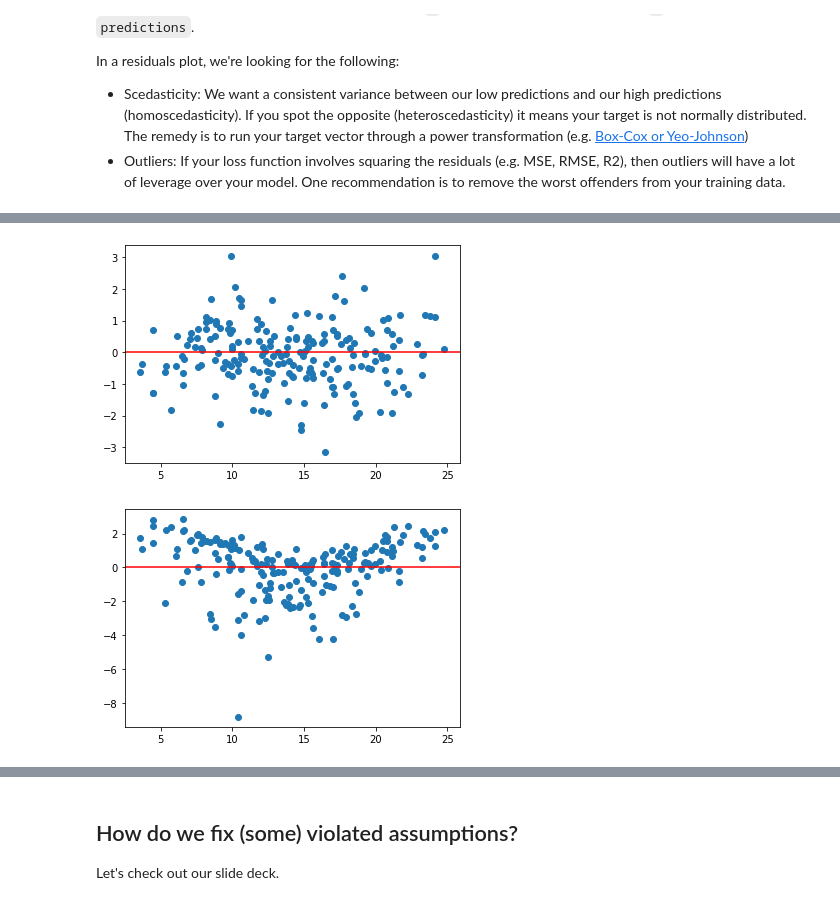
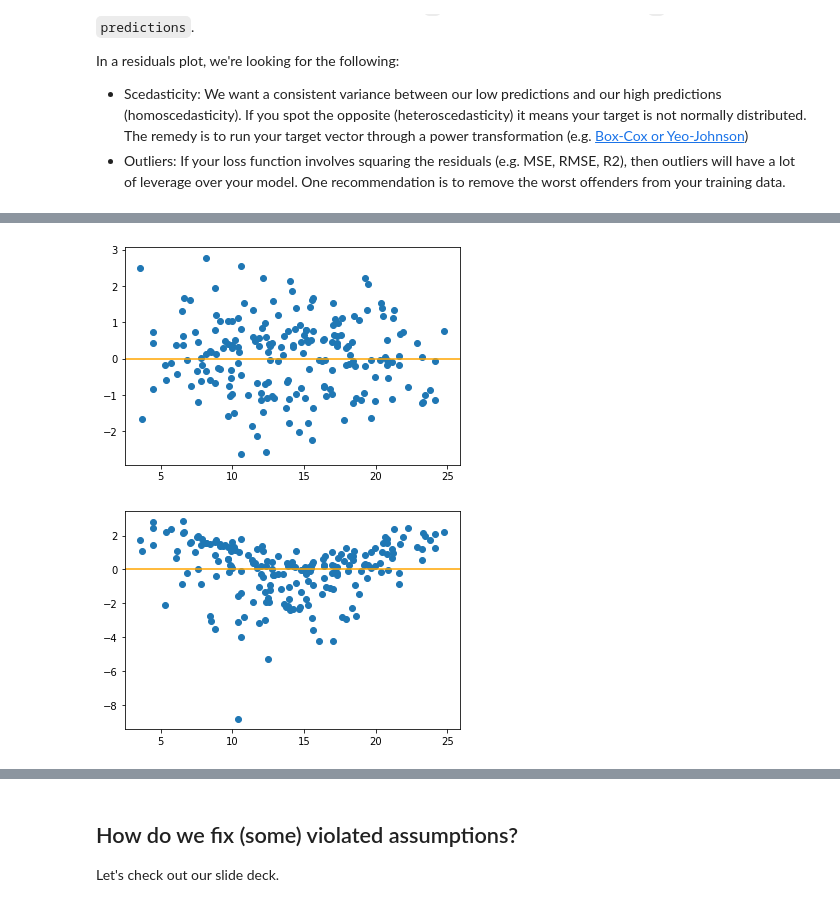
Before and after one commit to ga-curriculum/lesson-regression-metrics, a Jupyter notebook: solution-code/solution-code.ipynb, the cells around one changed output, grey strips where cells are left out. Drawn from its saved outputs; the diff is of its cells as text; code cells hidden in the pictures.

```diff
--- a/solution-code/solution-code.ipynb
+++ b/solution-code/solution-code.ipynb
@@ -25,8 +26,9 @@ Today's dataset (`Advertising.csv`) is from the [ISLR](http://www-bcf.usc.edu/~g
 
 Drop `"Unnamed: 0"` once you've loaded the CSV into a DataFrame.
 # %%
-df = pd.read_csv('../datasets/Advertising.csv')
-df.head()
+# bring in advertising data
+ads = pd.read_csv('../datasets/Advertising.csv')
+ads.head()
 # %% [output]
 |  | Unnamed: 0 | TV | radio | newspaper | sales |
 | 0 | 1 | 230.1 | 37.8 | 69.2 | 22.1 |
@@ -39,3 +39,8 @@ df.drop(columns='Unnamed: 0', inplace=True)
+# %%
+# drop Unnamed: 0 column
+ads.drop(columns = 'Unnamed: 0', inplace = True)
+# could also drop this when reading in the data:
+# ads = pd.read_csv('../datasets/Advertising.csv', index_col = 'Unnamed: 0')
 # %% [markdown]
 ## Data Cleaning
 ---
@@ -76,6 +81,8 @@ The `sales` column is our label: the column we're trying to predict.
 
 In the cell below, create your `X` and `y` variables.
 # %%
+# create X and y
 features = ['TV', 'radio', 'newspaper']
-X = df[features]
-y = df['sales']
+X = ads[features]
+# X = ads.drop(columns = 'sales')
+y = ads['sales']
@@ -166,12 +220,15 @@ The assumptions necessary to conduct a proper linear regression are easily remem
 # %%
 # Use np.random.randn to show what we expect in a residual plot
-e_fake = np.random.randn(df.shape[0])
+# create fake residuals
+e_fake = np.random.randn(ads.shape[0])
 plt.scatter(predictions, e_fake)
-plt.axhline(0, color='r');
+plt.axhline(0, color='orange');
 # %% [output]
-[figure, old version]
+[figure, new version]
 # %%
+# L and E assumption
+# our actual residuals
 plt.scatter(predictions, residuals)
-plt.axhline(0, color='r');
+plt.axhline(0, color='orange');
 # %% [output]
-[figure, old version]
+[figure, new version]
```
Also changed, not shown: parts of 37 cells of this notebook, 2 other files.
